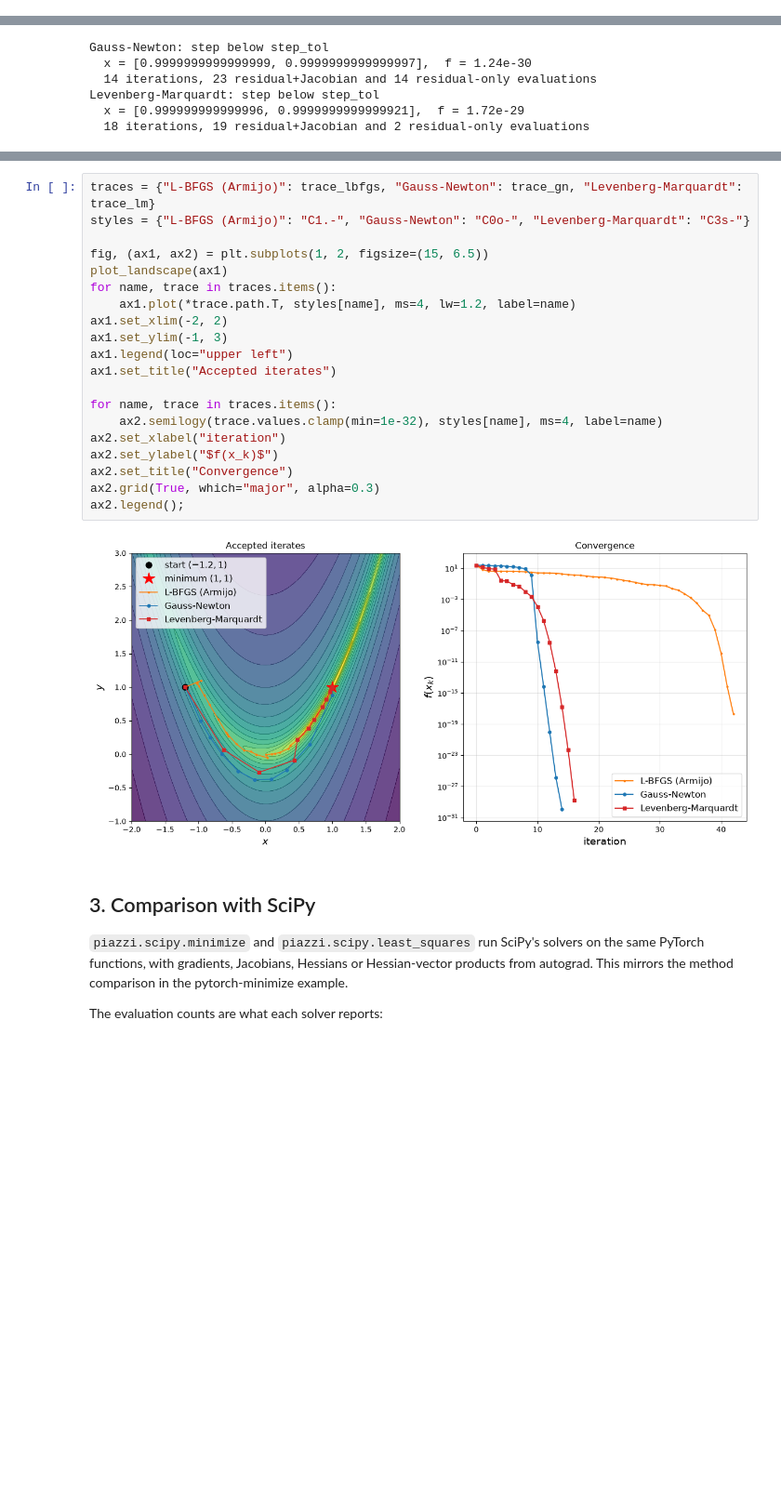
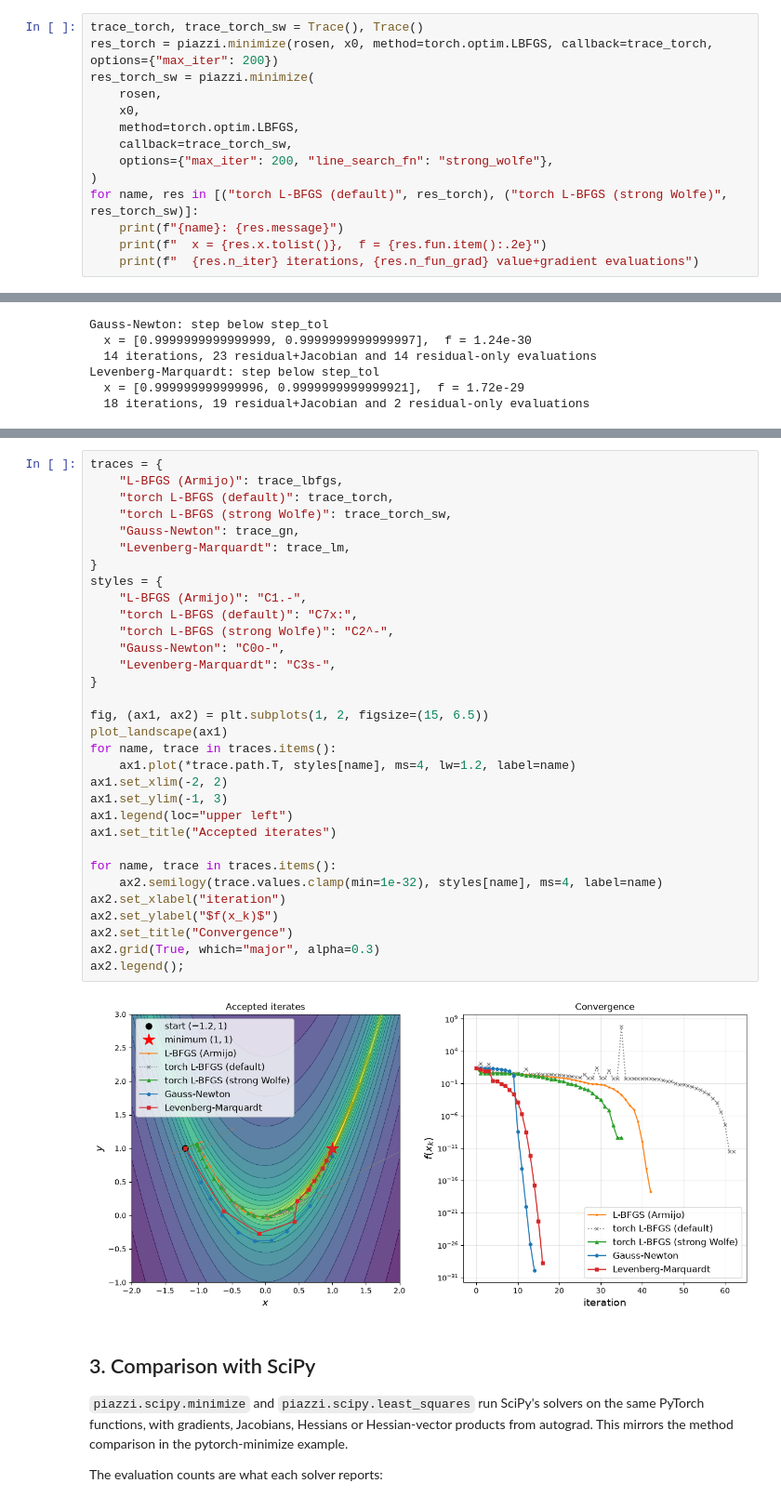
Before and after one commit to cai4cai/torch-piazzi, a Jupyter notebook: notebooks/rosenbrock.ipynb, the cells around one changed output, grey strips where cells are left out. Shown at 93% size. Saved outputs shown, nothing was run; the diff lists cells and outputs as text; blank space fills up the shorter version.

```diff
--- a/notebooks/rosenbrock.ipynb
+++ b/notebooks/rosenbrock.ipynb
@@ -133,0 +143,14 @@ x = [0.9999999986168775, 0.9999999972153758],  f = 1.95e-18
+# %%
+trace_torch, trace_torch_sw = Trace(), Trace()
+res_torch = piazzi.minimize(rosen, x0, method=torch.optim.LBFGS, callback=trace_torch, options={"max_iter": 200})
+res_torch_sw = piazzi.minimize(
+    rosen,
+    x0,
+    method=torch.optim.LBFGS,
+    callback=trace_torch_sw,
+    options={"max_iter": 200, "line_search_fn": "strong_wolfe"},
+)
+for name, res in [("torch L-BFGS (default)", res_torch), ("torch L-BFGS (strong Wolfe)", res_torch_sw)]:
+    print(f"{name}: {res.message}")
+    print(f"  x = {res.x.tolist()},  f = {res.fun.item():.2e}")
+    print(f"  {res.n_iter} iterations, {res.n_fun_grad} value+gradient evaluations")
@@ -166,25 +200,37 @@ All three methods spend their first iterations working round the bend of the val
 # %%
-traces = {"L-BFGS (Armijo)": trace_lbfgs, "Gauss-Newton": trace_gn, "Levenberg-Marquardt": trace_lm}
-styles = {"L-BFGS (Armijo)": "C1.-", "Gauss-Newton": "C0o-", "Levenberg-Marquardt": "C3s-"}
+traces = {
+    "L-BFGS (Armijo)": trace_lbfgs,
+    "torch L-BFGS (default)": trace_torch,
+    "torch L-BFGS (strong Wolfe)": trace_torch_sw,
+    "Gauss-Newton": trace_gn,
+    "Levenberg-Marquardt": trace_lm,
+}
+styles = {
+    "L-BFGS (Armijo)": "C1.-",
+    "torch L-BFGS (default)": "C7x:",
+    "torch L-BFGS (strong Wolfe)": "C2^-",
+    "Gauss-Newton": "C0o-",
+    "Levenberg-Marquardt": "C3s-",
+}
 
 fig, (ax1, ax2) = plt.subplots(1, 2, figsize=(15, 6.5))
 plot_landscape(ax1)
 for name, trace in traces.items():
     ax1.plot(*trace.path.T, styles[name], ms=4, lw=1.2, label=name)
 ax1.set_xlim(-2, 2)
 ax1.set_ylim(-1, 3)
 ax1.legend(loc="upper left")
 ax1.set_title("Accepted iterates")
 
 for name, trace in traces.items():
     ax2.semilogy(trace.values.clamp(min=1e-32), styles[name], ms=4, label=name)
 ax2.set_xlabel("iteration")
 ax2.set_ylabel("$f(x_k)$")
 ax2.set_title("Convergence")
 ax2.grid(True, which="major", alpha=0.3)
 ax2.legend();
 # %% [output]
-[figure, old version]
+[figure, new version]
 # %% [markdown]
 ## 3. Comparison with SciPy
 
```
Also changed, not shown: parts of 8 cells of this notebook, 1 other file.
